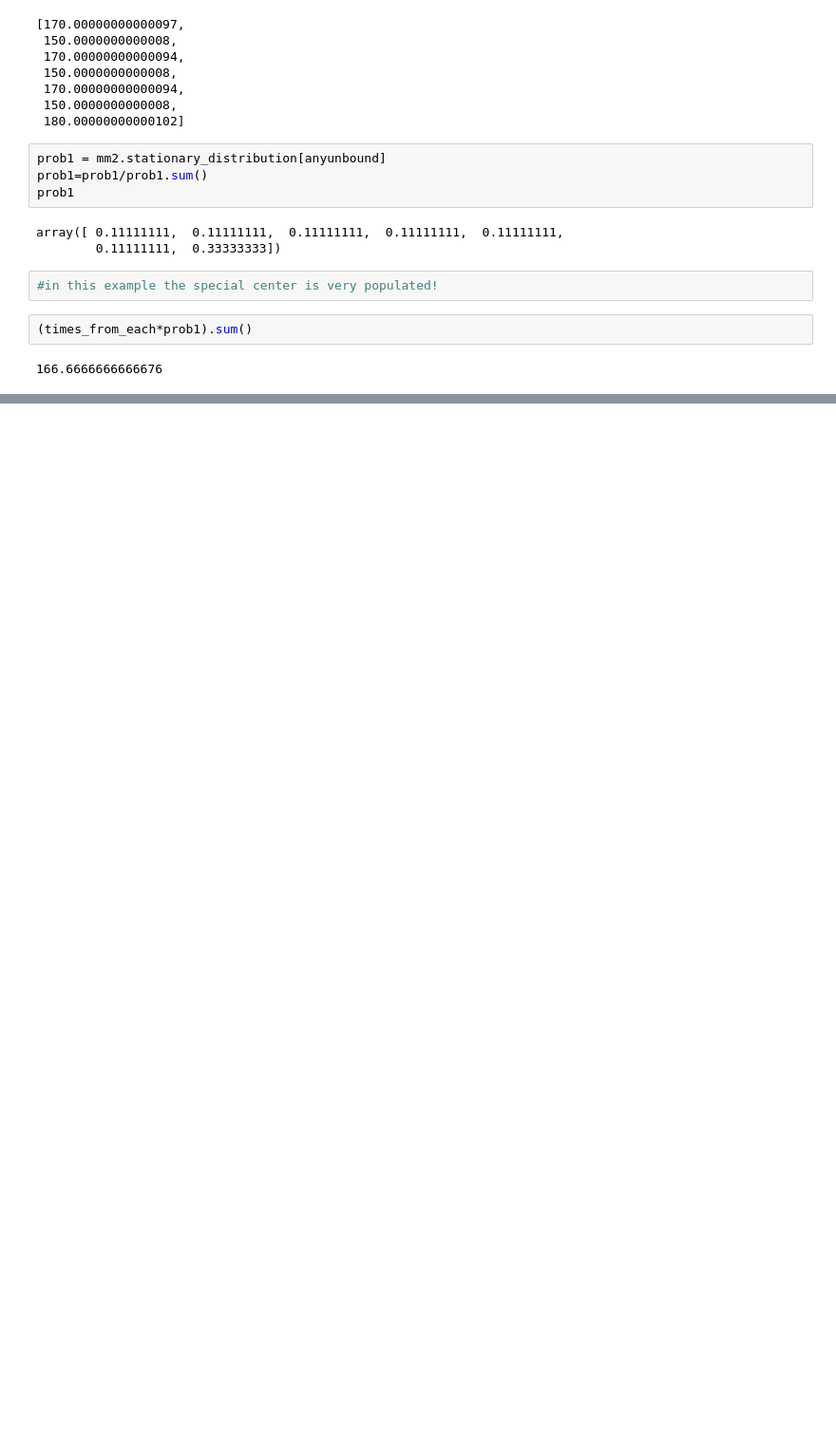
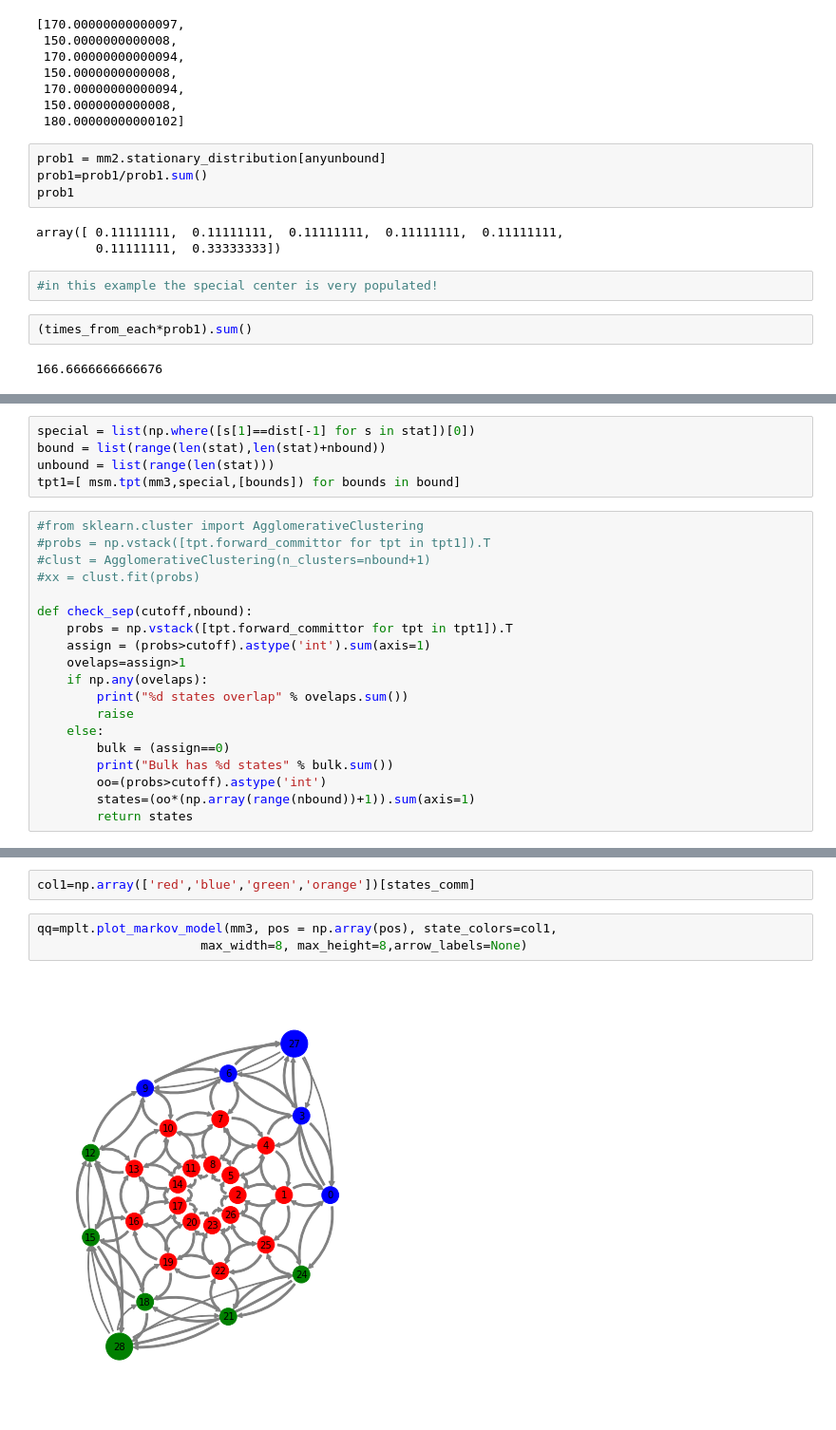
Before and after one commit to dprovasi/testsystems, a Jupyter notebook: MFPT toy models.ipynb, the cells around one changed output, grey strips where cells are left out. Shown: that part at 95% size. Drawn from its saved outputs; the diff is of its cells as text; blank space fills up the shorter version.

```diff
--- a/MFPT toy models.ipynb
+++ b/MFPT toy models.ipynb
@@ -224,0 +292,24 @@ array([ 0.11111111,  0.11111111,  0.11111111,  0.11111111,  0.11111111,
+# %%
+special = list(np.where([s[1]==dist[-1] for s in stat])[0])
+bound = list(range(len(stat),len(stat)+nbound))
+unbound = list(range(len(stat)))
+tpt1=[ msm.tpt(mm3,special,[bounds]) for bounds in bound]
+# %%
+#from sklearn.cluster import AgglomerativeClustering
+#probs = np.vstack([tpt.forward_committor for tpt in tpt1]).T
+#clust = AgglomerativeClustering(n_clusters=nbound+1)
+#xx = clust.fit(probs)
+
+def check_sep(cutoff,nbound):
+    probs = np.vstack([tpt.forward_committor for tpt in tpt1]).T
+    assign = (probs>cutoff).astype('int').sum(axis=1)
+    ovelaps=assign>1
+    if np.any(ovelaps):
+        print("%d states overlap" % ovelaps.sum())
+        raise
+    else:
+        bulk = (assign==0)
+        print("Bulk has %d states" % bulk.sum())
+        oo=(probs>cutoff).astype('int')
+        states=(oo*(np.array(range(nbound))+1)).sum(axis=1)
+        return states
@@ -224,0 +328,7 @@ array([ 0.11111111,  0.11111111,  0.11111111,  0.11111111,  0.11111111,
+# %%
+col1=np.array(['red','blue','green','orange'])[states_comm]
+# %%
+qq=mplt.plot_markov_model(mm3, pos = np.array(pos), state_colors=col1,
+                      max_width=8, max_height=8,arrow_labels=None)
+# %% [output]
+[figure, added]
```
Also changed, not shown: parts of 13 cells of this notebook.
